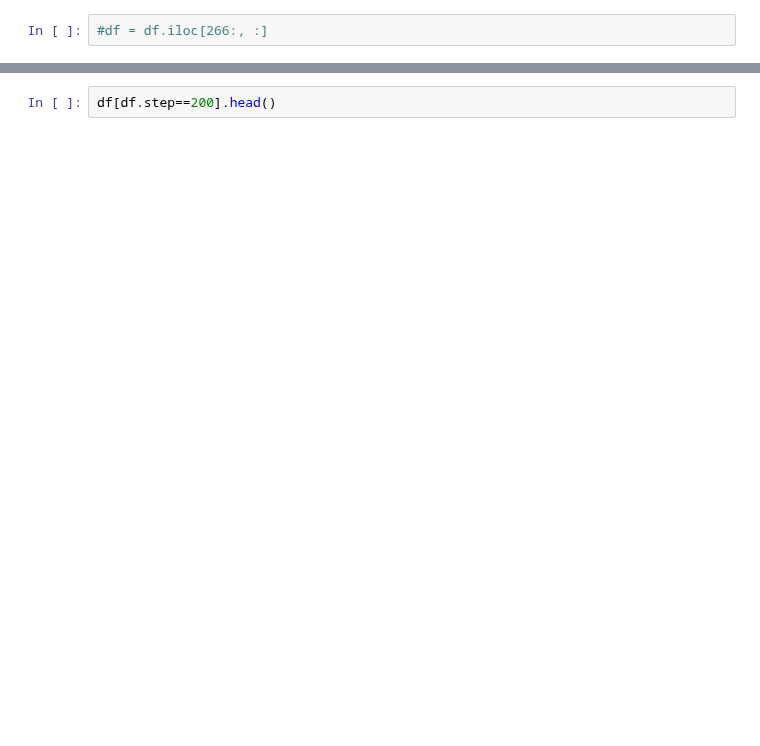
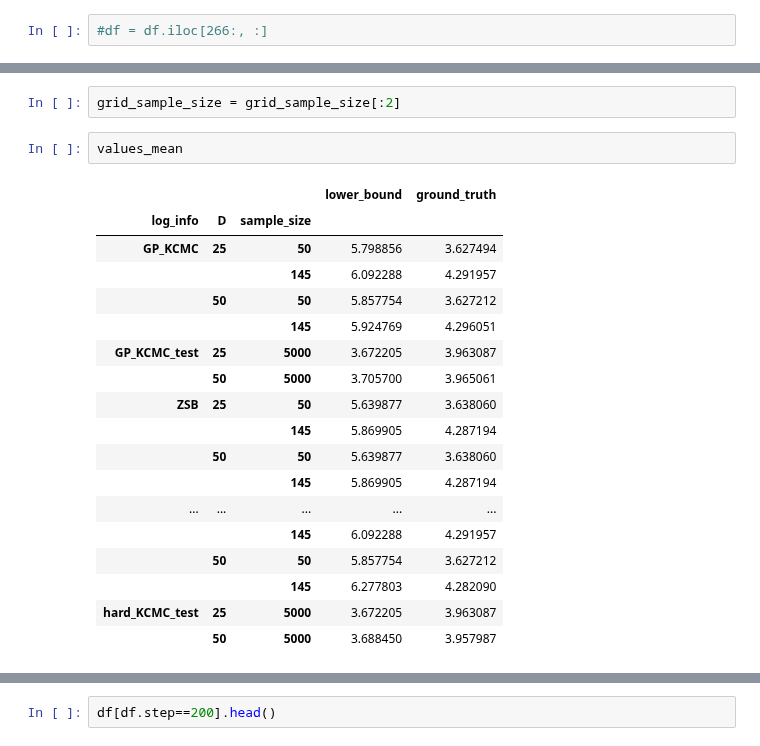
Before and after one commit to kstoneriv3/confounding-robust-inference, a Jupyter notebook: notebooks/Experiment_Policy_Learning_Consistency.ipynb, the cells around one changed output, grey strips where cells are left out. Saved outputs shown, nothing was run; the diff lists cells and outputs as text; blank space fills up the shorter version.

```diff
--- a/notebooks/Experiment_Policy_Learning_Consistency.ipynb
+++ b/notebooks/Experiment_Policy_Learning_Consistency.ipynb
@@ -202 +210,24 @@ def darken(c):
+# %%
+grid_sample_size = grid_sample_size[:2]
+# %%
+values_mean
+# %% [output]
+|  |  |  | lower_bound | ground_truth |
+| log_info | D | sample_size |  |  |
+| GP_KCMC | 25 | 50 | 5.798856 | 3.627494 |
+|  |  | 145 | 6.092288 | 4.291957 |
+|  | 50 | 50 | 5.857754 | 3.627212 |
+|  |  | 145 | 5.924769 | 4.296051 |
+| GP_KCMC_test | 25 | 5000 | 3.672205 | 3.963087 |
+|  | 50 | 5000 | 3.705700 | 3.965061 |
+| ZSB | 25 | 50 | 5.639877 | 3.638060 |
+|  |  | 145 | 5.869905 | 4.287194 |
+|  | 50 | 50 | 5.639877 | 3.638060 |
+|  |  | 145 | 5.869905 | 4.287194 |
+| ... | ... | ... | ... | ... |
+|  |  | 145 | 6.092288 | 4.291957 |
+|  | 50 | 50 | 5.857754 | 3.627212 |
+|  |  | 145 | 6.277803 | 4.282090 |
+| hard_KCMC_test | 25 | 5000 | 3.672205 | 3.963087 |
+|  | 50 | 5000 | 3.688450 | 3.957987 |
 # %%
```
Also changed, not shown: parts of 12 cells of this notebook, 5 other files.
